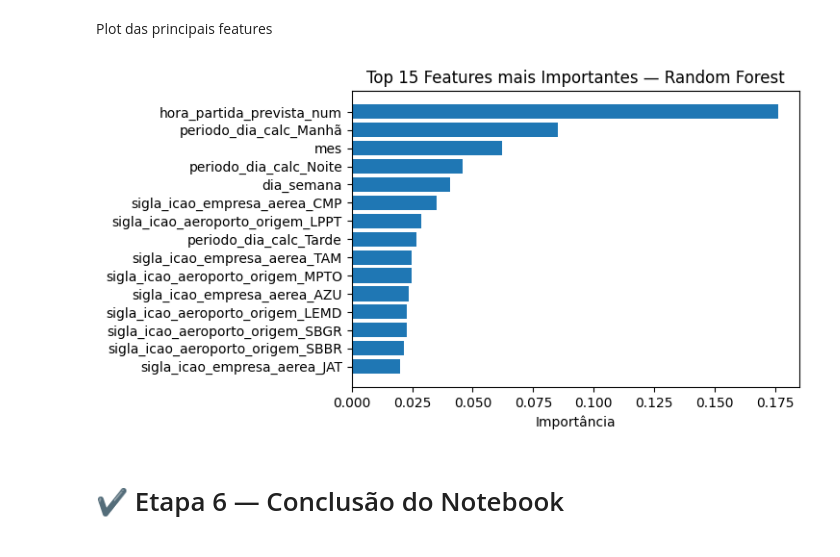
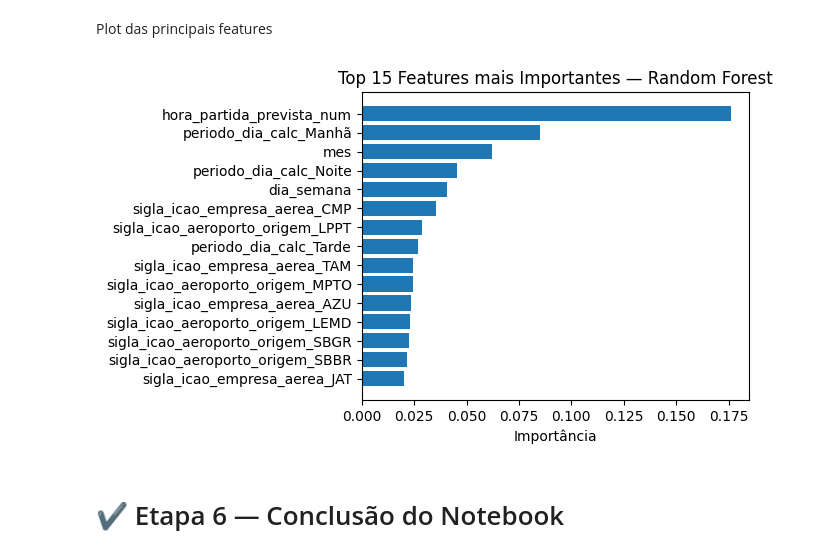
Before and after one commit to Projeto-3-FlightOnTime/Data-Science-, a Jupyter notebook: 02_Modelo_Preditivo_FlightOnTime_v6.ipynb, the cells around one changed output. Drawn from its saved outputs; the diff is of its cells as text; code cells hidden in the pictures.

```diff
--- a/02_Modelo_Preditivo_FlightOnTime_v6.ipynb
+++ b/02_Modelo_Preditivo_FlightOnTime_v6.ipynb
@@ -437,14 +533,14 @@ Plot das principais features
 # %%
 top_features = feature_importance_df.head(15)
 
-plt.figure(figsize=(6, 4))
+plt.figure(figsize=(5, 4))
 plt.barh(top_features["feature"], top_features["importance"])
 plt.gca().invert_yaxis()
 plt.title("Top 15 Features mais Importantes — Random Forest")
 plt.xlabel("Importância")
 plt.show()
 # %% [output]
-[figure, old version]
+[figure, new version]
 # %% [markdown]
 # ✔️ Etapa  6 — Conclusão do Notebook
 # %% [markdown]
```
Also changed, not shown: parts of 42 cells of this notebook.
